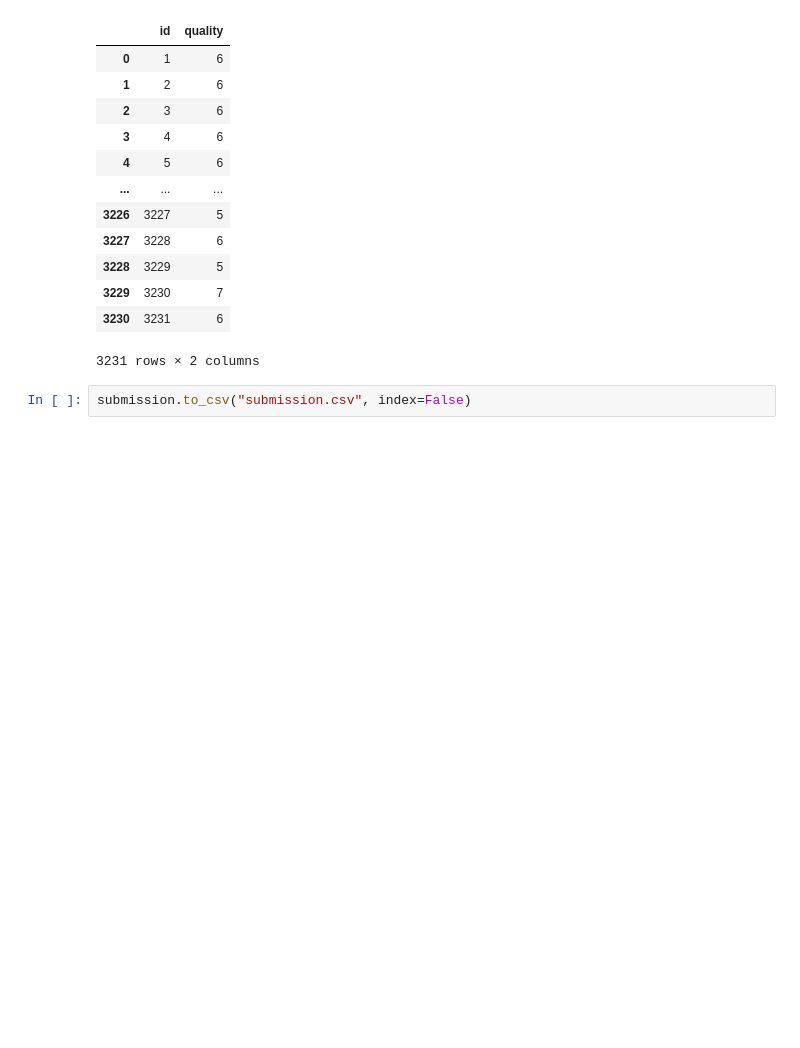
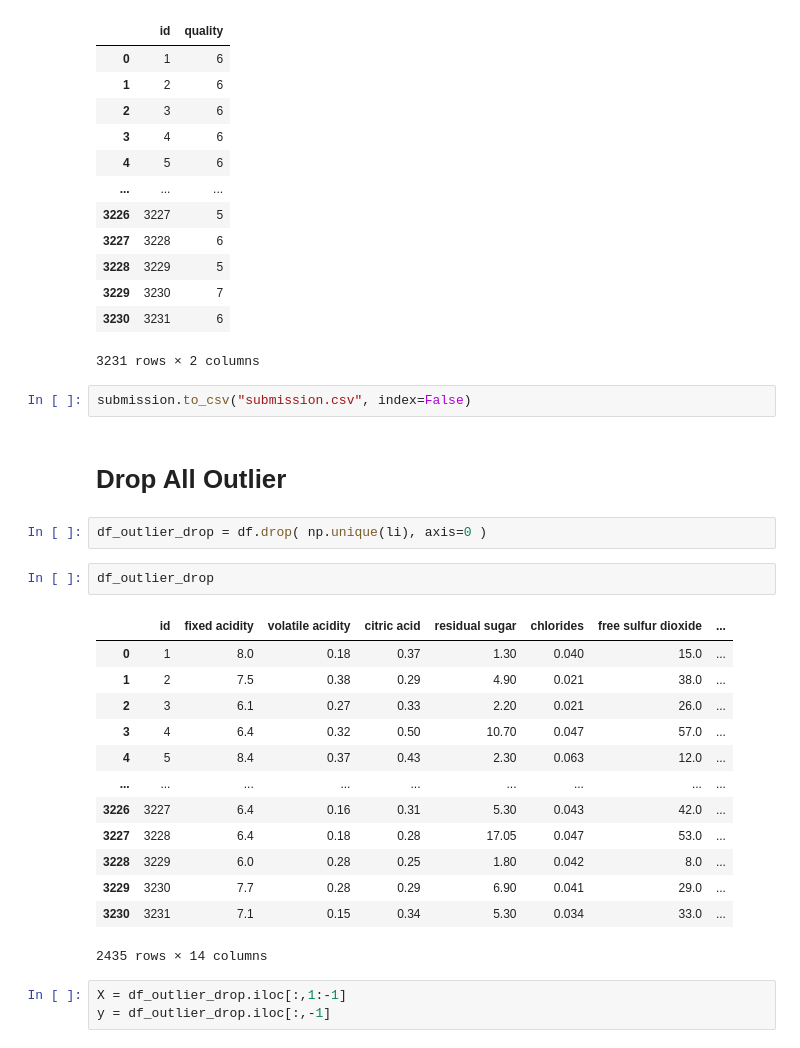
Before and after one commit to dlarhkd1211/ADP, a Jupyter notebook: 1205/12-05Classification.ipynb, the cells around one changed output. Cells and saved outputs as stored; diff of their text form; blank space fills up the shorter version.

```diff
--- a/1205/12-05Classification.ipynb
+++ b/1205/12-05Classification.ipynb
@@ -270,3 +270,26 @@ submission
 3231 rows × 2 columns
 # %%
 submission.to_csv("submission.csv", index=False)
+# %% [markdown]
+# Drop All Outlier
+# %%
+df_outlier_drop = df.drop( np.unique(li), axis=0 )
+# %%
+df_outlier_drop
+# %% [output]
+|  | id | fixed acidity | volatile acidity | citric acid | residual sugar | chlorides | free sulfur dioxide | ... |
+| 0 | 1 | 8.0 | 0.18 | 0.37 | 1.30 | 0.040 | 15.0 | ... |
+| 1 | 2 | 7.5 | 0.38 | 0.29 | 4.90 | 0.021 | 38.0 | ... |
+| 2 | 3 | 6.1 | 0.27 | 0.33 | 2.20 | 0.021 | 26.0 | ... |
+| 3 | 4 | 6.4 | 0.32 | 0.50 | 10.70 | 0.047 | 57.0 | ... |
+| 4 | 5 | 8.4 | 0.37 | 0.43 | 2.30 | 0.063 | 12.0 | ... |
+| ... | ... | ... | ... | ... | ... | ... | ... | ... |
+| 3226 | 3227 | 6.4 | 0.16 | 0.31 | 5.30 | 0.043 | 42.0 | ... |
+| 3227 | 3228 | 6.4 | 0.18 | 0.28 | 17.05 | 0.047 | 53.0 | ... |
+| 3228 | 3229 | 6.0 | 0.28 | 0.25 | 1.80 | 0.042 | 8.0 | ... |
+| 3229 | 3230 | 7.7 | 0.28 | 0.29 | 6.90 | 0.041 | 29.0 | ... |
+| 3230 | 3231 | 7.1 | 0.15 | 0.34 | 5.30 | 0.034 | 33.0 | ... |
+2435 rows × 14 columns
+# %%
+X = df_outlier_drop.iloc[:,1:-1]
+y = df_outlier_drop.iloc[:,-1]
```
Also changed, not shown: parts of 3 cells of this notebook, 2 other files.
